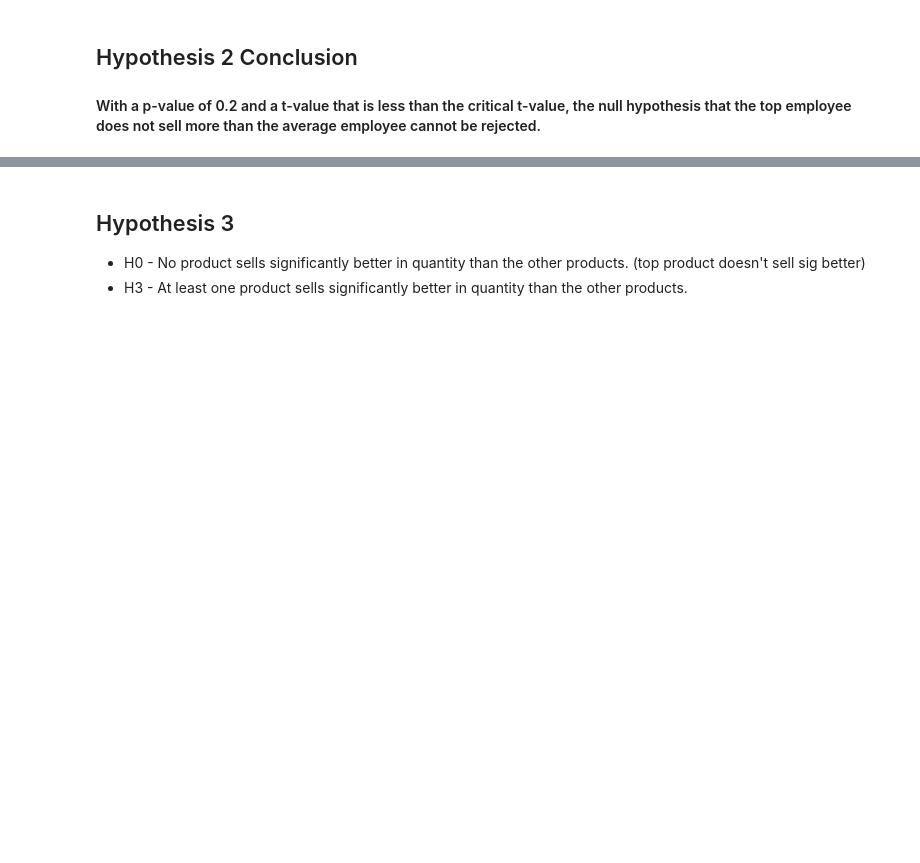
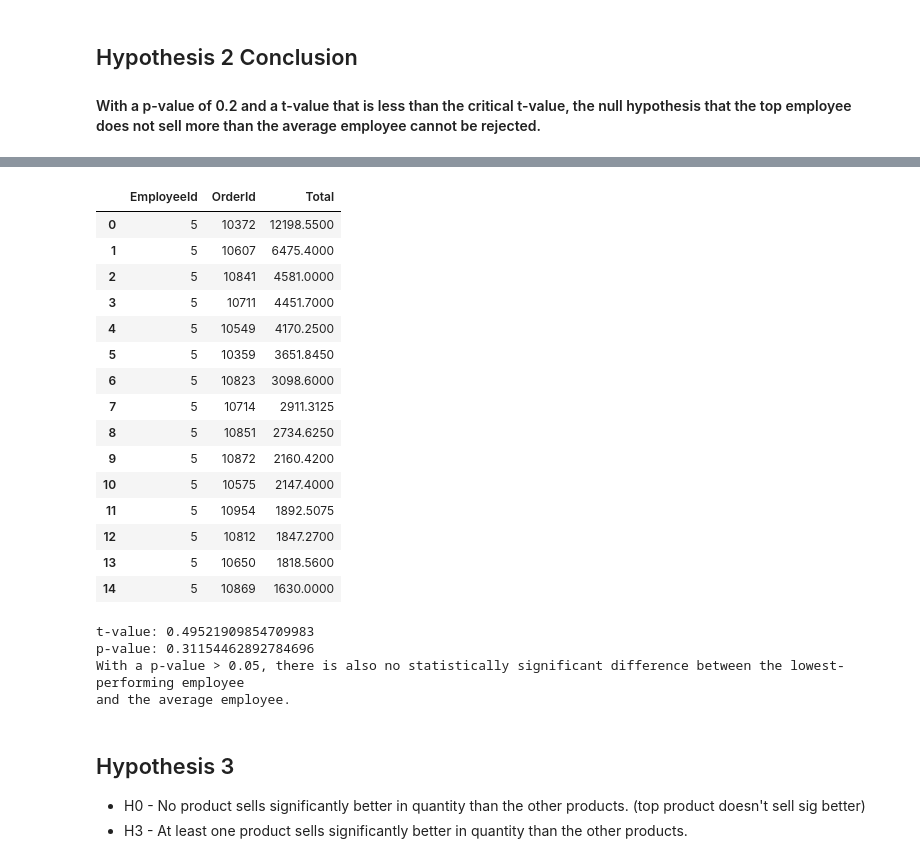
Before and after one commit to MagicMilly/dsc-2-final-project-online-ds-ft-100118, a Jupyter notebook: student.ipynb, the cells around one changed output, grey strips where cells are left out. Saved outputs shown, nothing was run; the diff lists cells and outputs as text; code cells hidden in the pictures; blank space fills up the shorter version.

Commit message:
analyzed employee 5 as well and they're okay

```diff
--- a/student.ipynb
+++ b/student.ipynb
@@ -657,3 +657,40 @@ Results are not statistically significant if the t-value is less than the critic
+# %%
+number_5_sales = pd.read_sql_query('SELECT EmployeeId, OrderDetail.OrderId, SUM(UnitPrice*Quantity-UnitPrice*Discount)\
+AS Total FROM [Order] INNER JOIN OrderDetail ON [Order].Id = OrderDetail.OrderId WHERE EmployeeId = 5 GROUP BY \
+OrderDetail.OrderId ORDER BY Total DESC;', conn)
+number_5_sales.head(15)
+# %% [output]
+|  | EmployeeId | OrderId | Total |
+| 0 | 5 | 10372 | 12198.5500 |
+| 1 | 5 | 10607 | 6475.4000 |
+| 2 | 5 | 10841 | 4581.0000 |
+| 3 | 5 | 10711 | 4451.7000 |
+| 4 | 5 | 10549 | 4170.2500 |
+| 5 | 5 | 10359 | 3651.8450 |
+| 6 | 5 | 10823 | 3098.6000 |
+| 7 | 5 | 10714 | 2911.3125 |
+| 8 | 5 | 10851 | 2734.6250 |
+| 9 | 5 | 10872 | 2160.4200 |
+| 10 | 5 | 10575 | 2147.4000 |
+| 11 | 5 | 10954 | 1892.5075 |
+| 12 | 5 | 10812 | 1847.2700 |
+| 13 | 5 | 10650 | 1818.5600 |
+| 14 | 5 | 10869 | 1630.0000 |
+# %%
+t, p = stats.ttest_1samp(number_5_sales.Total, average_employee_sale)
+
+print(f't-value: {t}')
+print(f'p-value: {p/2}')
+
+if p/2 < 0.05:
+    print('With a p-value < 0.05, the null hypothesis can be rejected..')
+else:
+    print('With a p-value > 0.05, there is also no statistically significant difference between the lowest-performing employee\nand the average employee.')
+# %% [output]
+t-value: 0.49521909854709983
+p-value: 0.31154462892784696
+With a p-value > 0.05, there is also no statistically significant difference between the lowest-performing employee
+and the average employee.
 # %% [markdown]
 ## Hypothesis 3
 * H0 - No product sells significantly better in quantity than the other products. (top product doesn't sell sig better)
```
Also changed, not shown: parts of 4 cells of this notebook.
